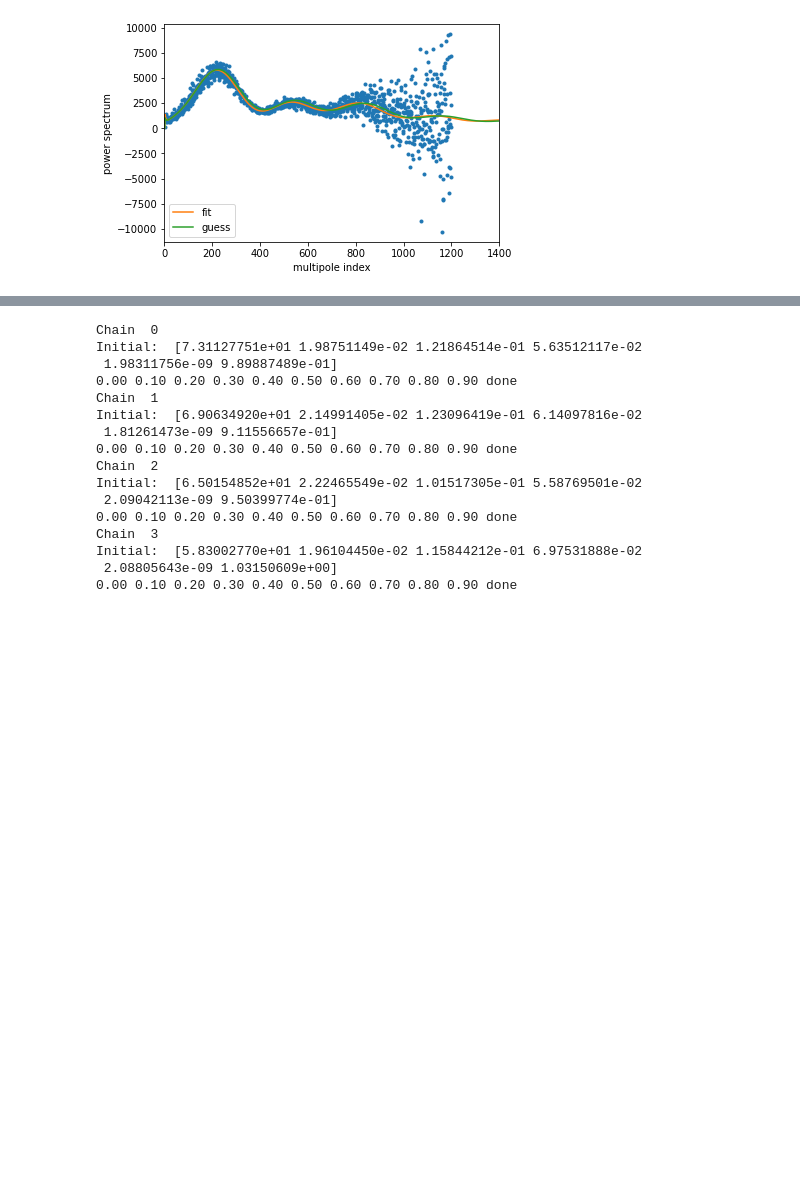
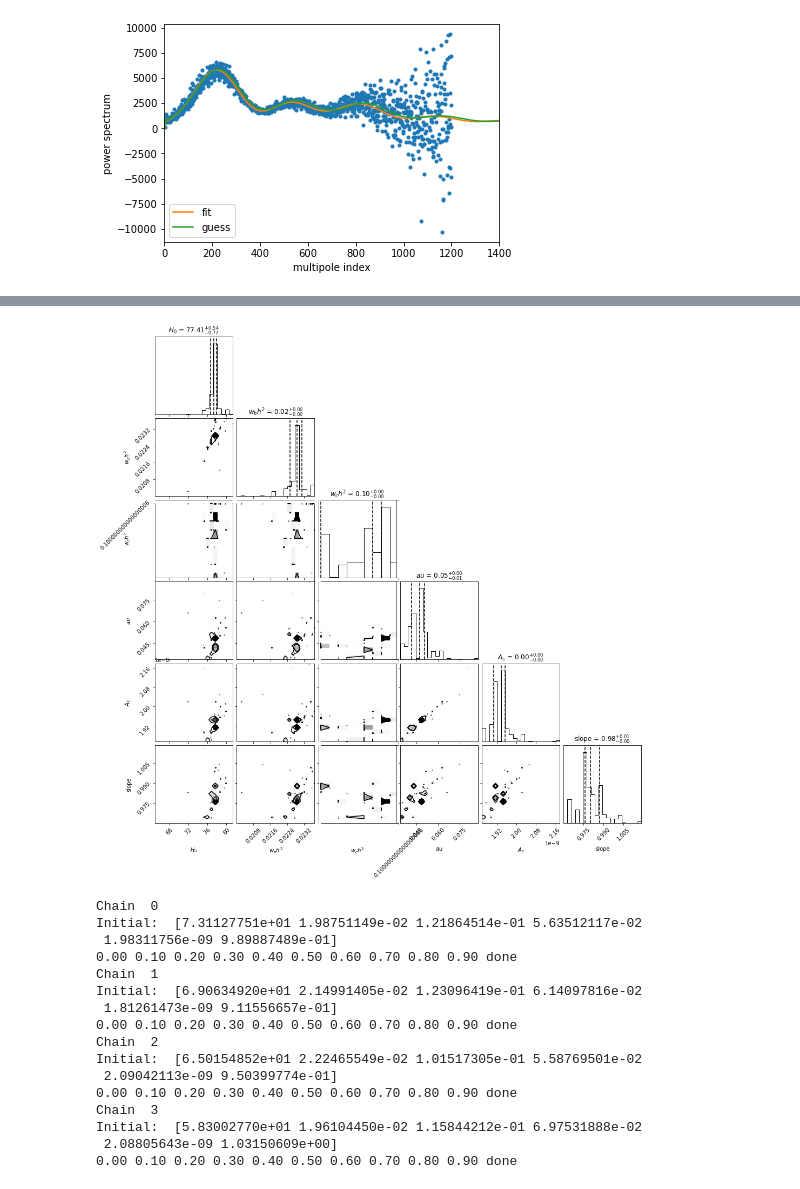
Before and after one commit to eklem1/Phys512_EK, a Jupyter notebook: PS3/3_MCMC.ipynb, the cells around one changed output, grey strips where cells are left out. Saved outputs shown, nothing was run; the diff lists cells and outputs as text; code cells hidden in the pictures; blank space fills up the shorter version.

```diff
--- a/PS3/3_MCMC.ipynb
+++ b/PS3/3_MCMC.ipynb
@@ -183,3 +204,6 @@ plt.legend()
 plt.show()
 # %% [output]
 [figure]
+# %%
+figure = corner.corner(chain, labels=variables, quantiles=[0.16, 0.5, 0.84], show_titles=True, title_kwargs={"fontsize": 12})
+# %% [output]
@@ -186,3 +217,4 @@ plt.show()
+[figure, added]
 # %%
 numChains = 4
 allChains = []
```
Also changed, not shown: parts of 10 cells of this notebook, 2 other files.
